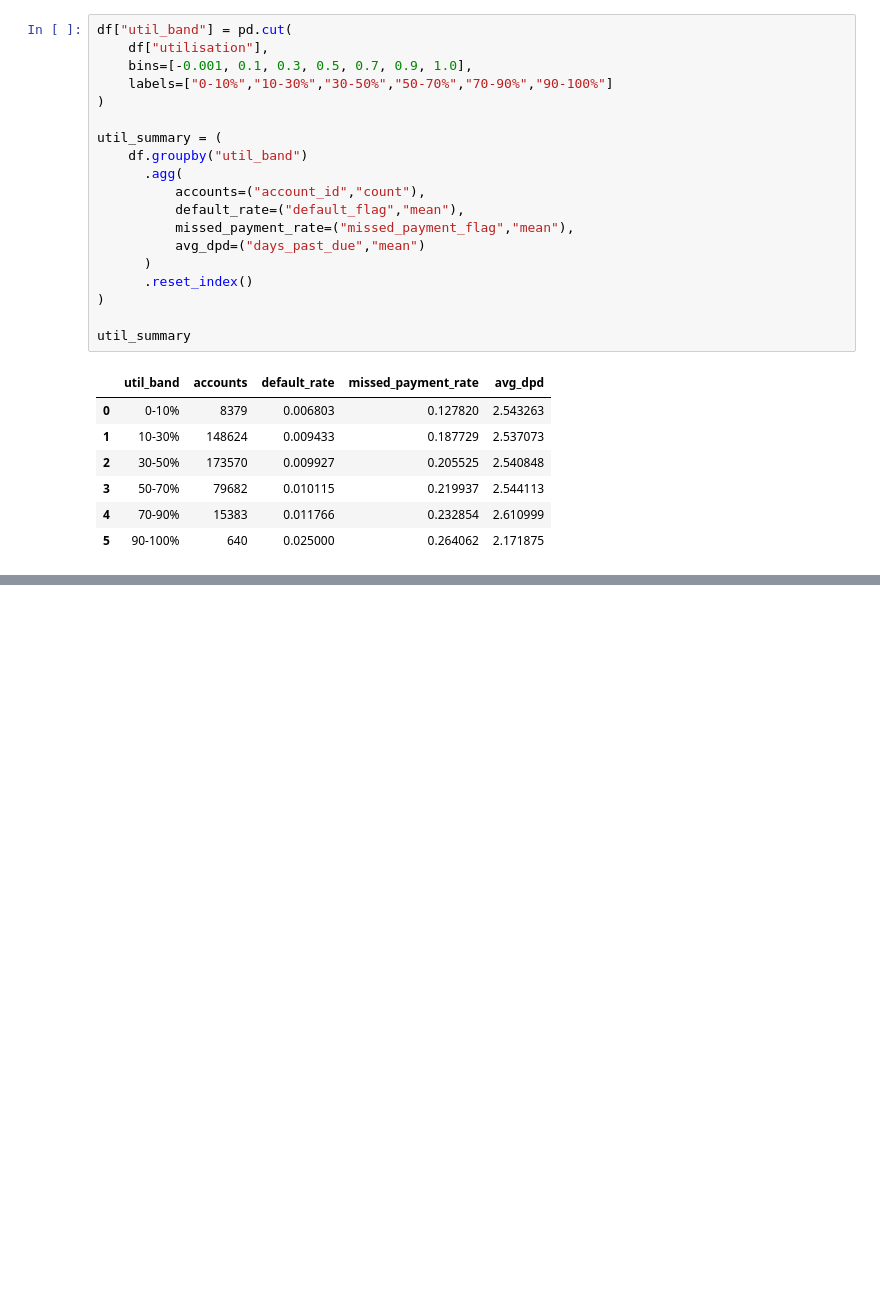
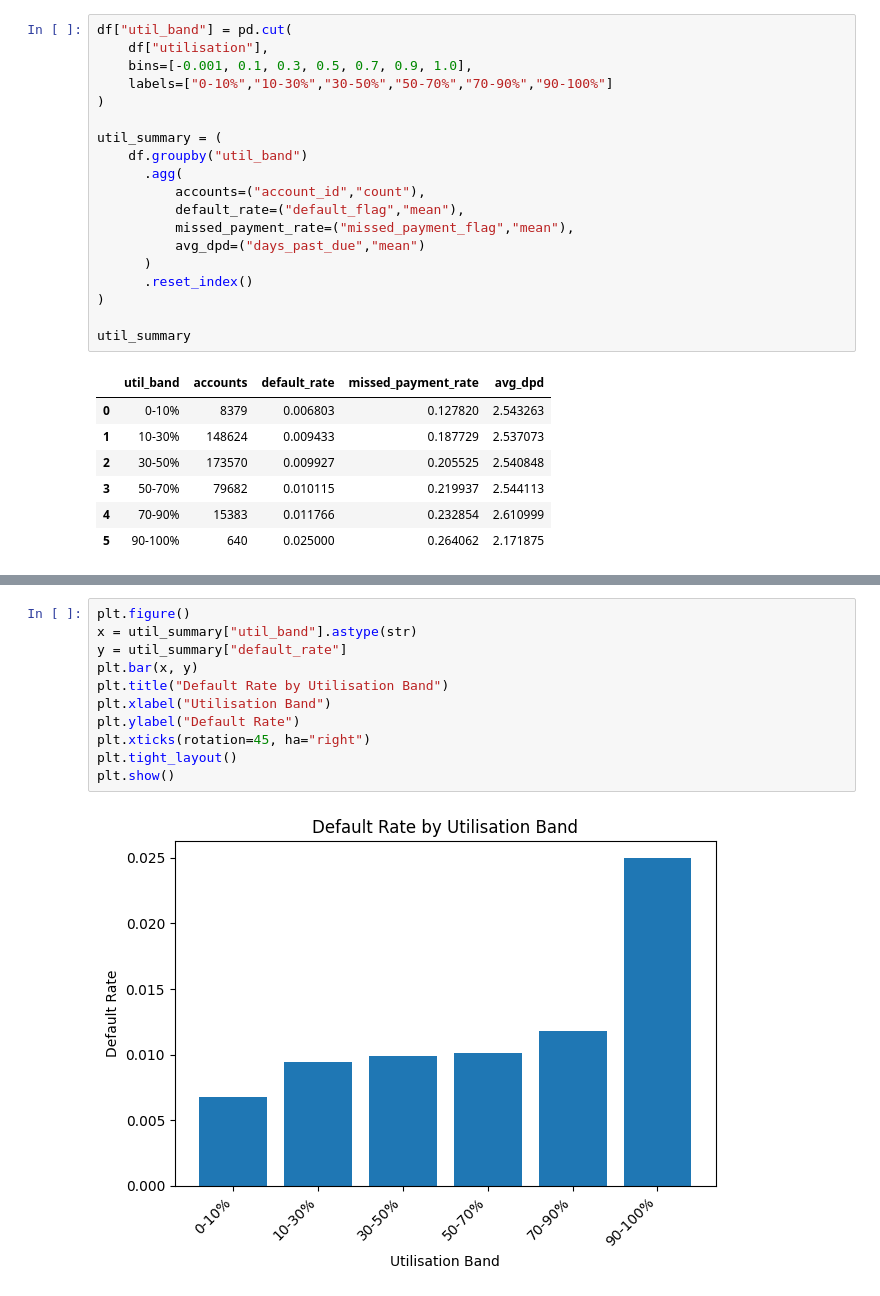
Before and after one commit to Bonaboss01/AI-powered-credit-risk-intelligent-system, a Jupyter notebook: notebooks/01_data_exploration.ipynb, the cells around one changed output, grey strips where cells are left out. Drawn from its saved outputs; the diff is of its cells as text; blank space fills up the shorter version.

```diff
--- a/notebooks/01_data_exploration.ipynb
+++ b/notebooks/01_data_exploration.ipynb
@@ -142,0 +229,13 @@ util_summary
+# %%
+plt.figure()
+x = util_summary["util_band"].astype(str)
+y = util_summary["default_rate"]
+plt.bar(x, y)
+plt.title("Default Rate by Utilisation Band")
+plt.xlabel("Utilisation Band")
+plt.ylabel("Default Rate")
+plt.xticks(rotation=45, ha="right")
+plt.tight_layout()
+plt.show()
+# %% [output]
+[figure, added]
```
Also changed, not shown: parts of 6 cells of this notebook.
